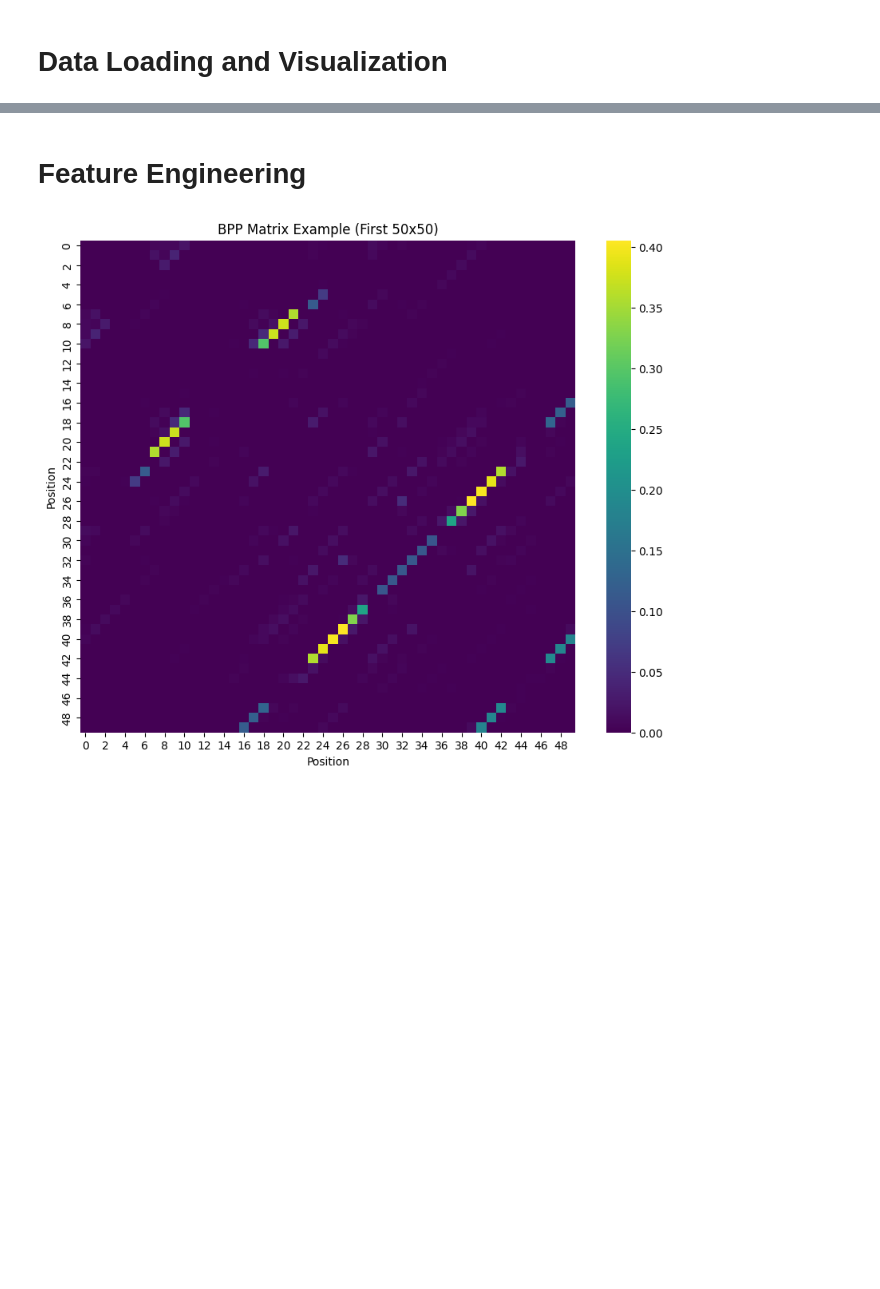
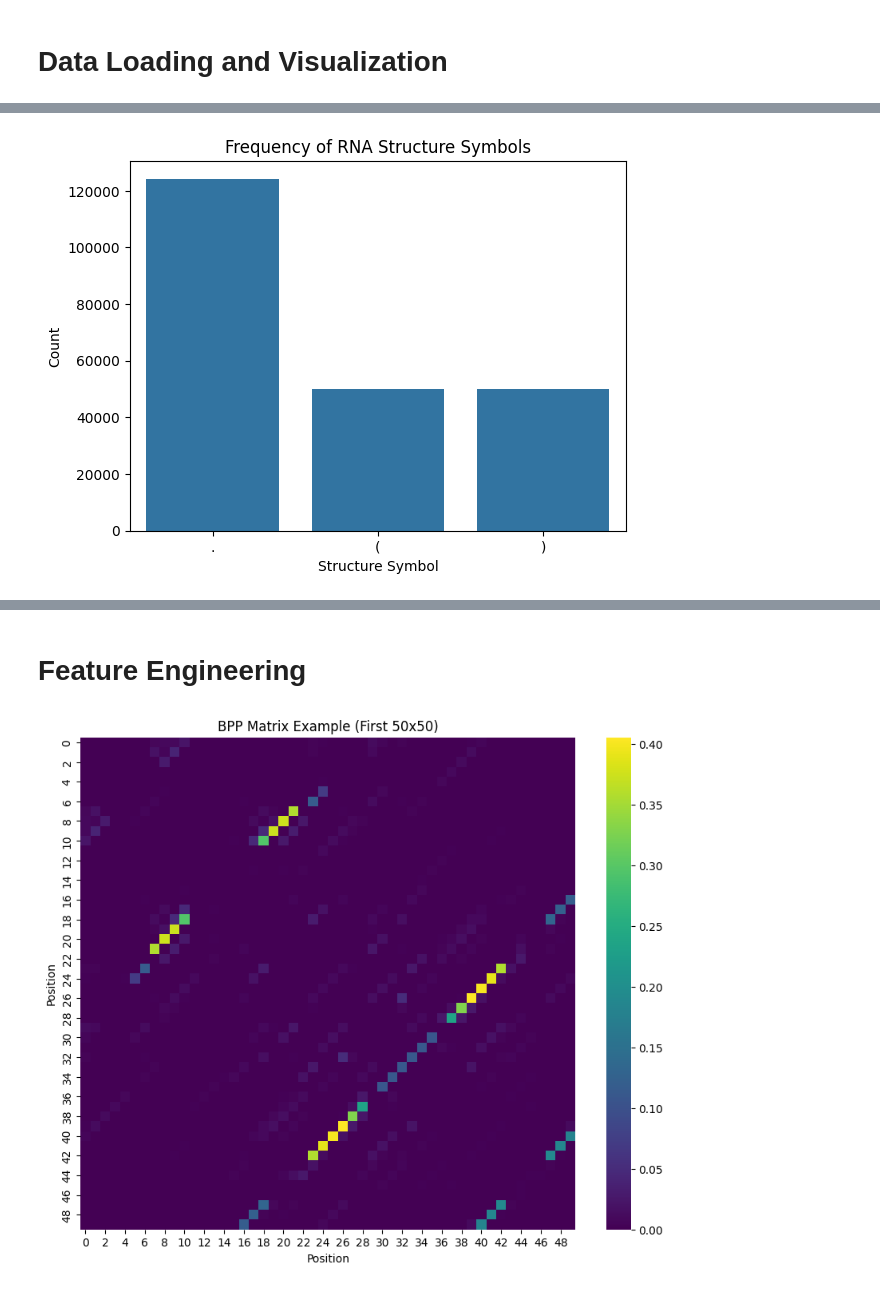
Before and after one commit to mateus-aleixo/OpenVaccine, a Jupyter notebook: versions/latest/latest.ipynb, the cells around one changed output, grey strips where cells are left out. Drawn from its saved outputs; the diff is of its cells as text; code cells hidden in the pictures; blank space fills up the shorter version.

```diff
--- a/versions/latest/latest.ipynb
+++ b/versions/latest/latest.ipynb
@@ -44,0 +85,11 @@ plt.show()
+# %%
+all_structs = "".join(train["structure"].values)
+struct_counts = Counter(all_structs)
+sns.barplot(x=list(struct_counts.keys()), y=list(struct_counts.values()))
+plt.title("Frequency of RNA Structure Symbols")
+plt.xlabel("Structure Symbol")
+plt.ylabel("Count")
+plt.savefig("./images/structure_symbol_frequency.png", bbox_inches="tight", dpi=200)
+plt.show()
+# %% [output]
+[figure, added]
```
Also changed, not shown: parts of 20 cells of this notebook, 10 other files.
